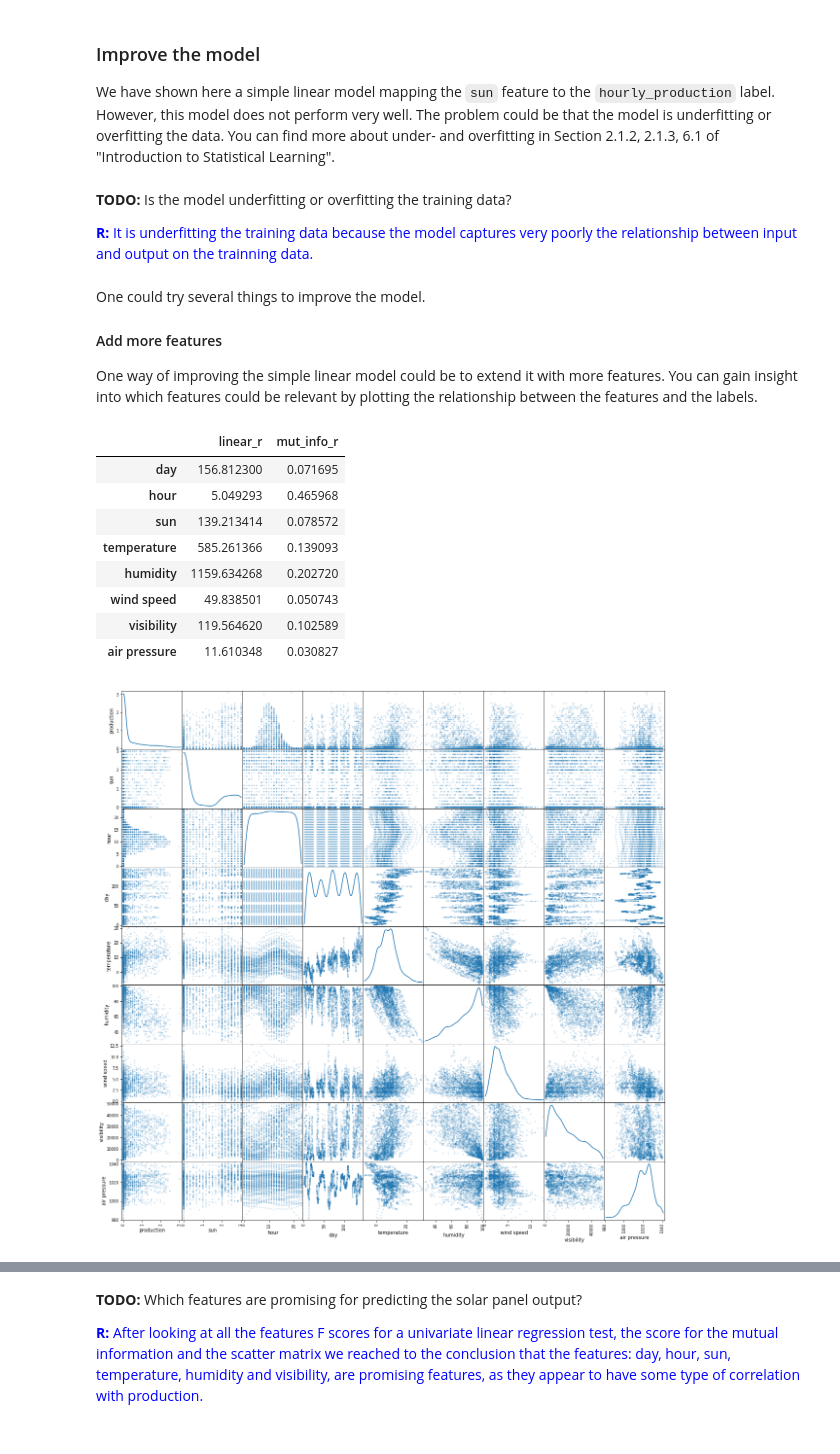
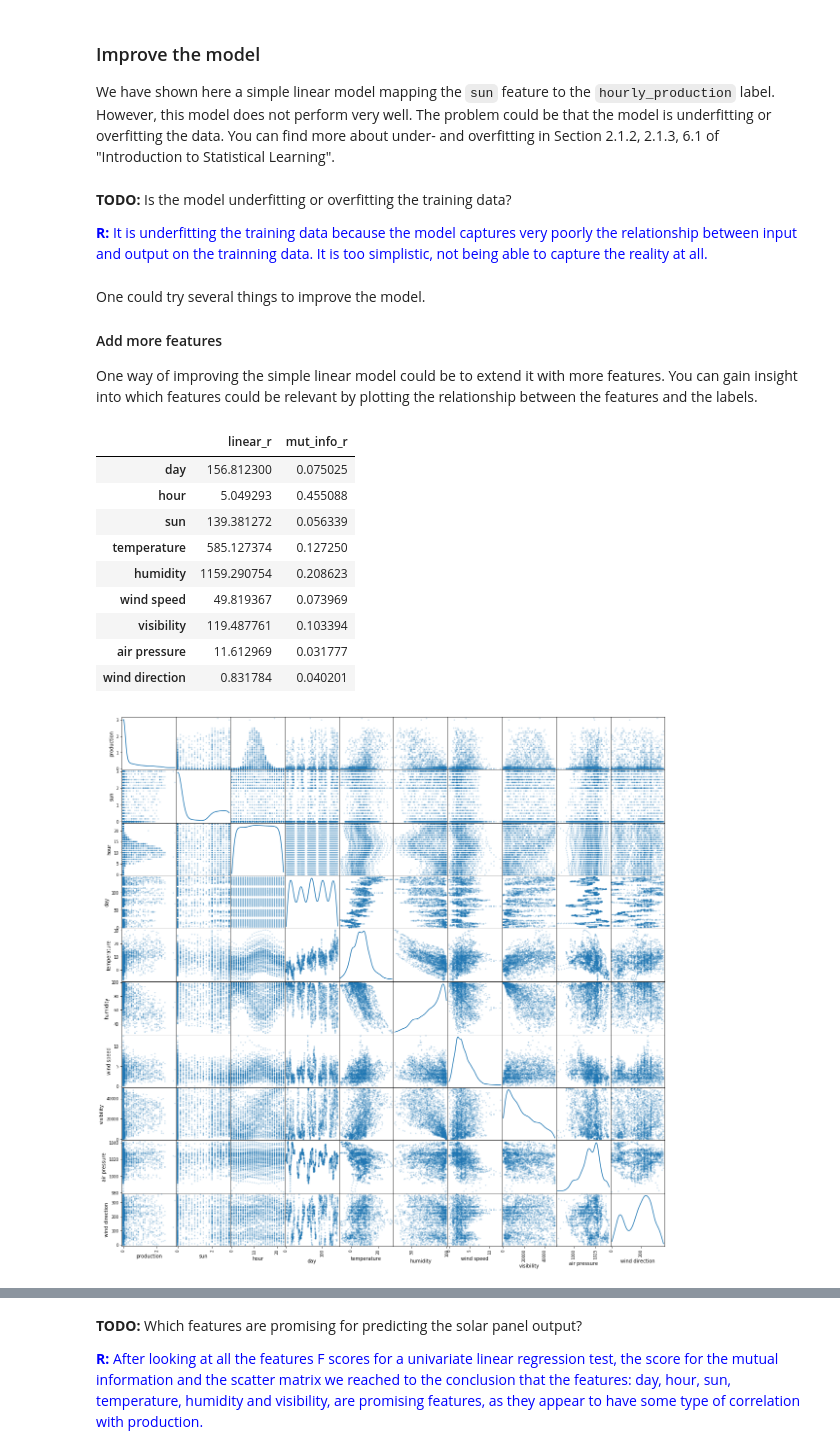
Before and after one commit to Jonuma/IoT_Project, a Jupyter notebook: data/assignment_joao.ipynb, the cells around one changed output, grey strips where cells are left out. Saved outputs shown, nothing was run; the diff lists cells and outputs as text; code cells hidden in the pictures.

Commit message:
Gathered work cleaned, almost done

```diff
--- a/data/assignment_joao.ipynb
+++ b/data/assignment_joao.ipynb
@@ -297,0 +267,36 @@ weather.head()
+# %%
+directionValues = np.append(np.linspace(0, 337.5, 16), [np.nan])
+directionNames = ['N','NNO','NO','ONO','O','OZO','ZO','ZZO','Z','ZZW','ZW','WZW','W','WNW','NW','NNW', np.nan]
+
+def convertWindDirectionSin(row):
+    alpha = directionValues[directionNames.index(row["wind direction"])] * 2 * np.pi / 360
+    return np.sin(alpha)
+
+def convertWindDirectionCos(row):
+    alpha = directionValues[directionNames.index(row["wind direction"])] * 2 * np.pi / 360
+    return np.cos(alpha)
+
+def calculateWindDirection(row):
+    return (np.arctan2(row["wind direction sin"], row["wind direction cos"]) / (2 * np.pi) * 360) % 360
+
+# Clean the data
+weather = raw_weather[(raw_weather.sun.notnull()) & (raw_weather.temperature.notnull()) & (raw_weather['air pressure'].notnull()) &
+                      (raw_weather.visibility.notnull()) & (raw_weather['wind speed'].notnull())].reset_index()
+
+# Calulcate the sine and cosine of the wind direction, in order to be able to calculate the average
+weather["wind direction sin"] = weather.apply(convertWindDirectionSin, axis=1)
+weather["wind direction cos"] = weather.apply(convertWindDirectionCos, axis=1)
+
+# Aggregate the data
+times = pd.to_datetime(weather["time"])
+weather1 = weather.groupby([times.dt.year, times.dt.month, times.dt.dayofyear, times.dt.hour])["sun", "temperature", "chill", "humidity", "wind speed", "visibility", "air pressure"].agg(np.mean)
+weather1.index.names = ["year", "month", "day", "hour"]
+weather1 = weather1.reset_index()
+
+weather2 = weather.groupby([times.dt.year, times.dt.month, times.dt.dayofyear, times.dt.hour])["wind direction sin", "wind direction cos"].agg(np.sum)
+weather2.index.names = ["year", "month", "day", "hour"]
+weather2 = weather2.reset_index()
+weather2["wind direction"] = weather2.apply(calculateWindDirection, axis=1)
+
+weather = pd.merge(weather1, weather2[["year", "month", "day", "hour", "wind direction"]], how="inner", on=["year", "month", "day", "hour"])
+weather.head()
@@ -302,7 +314,9 @@ Now that both data frames are expressed in terms of hours and the energy data fr
 
 **Important:** when dealing with times in data from various sources one must be very carefull about the semantics of the time, such as the time-zone or the daylight-saving. Luckily, in this assignment both energy and weather data use UTC time, so no extra preprocessing is required.
 # %%
-data = pd.merge(energy, weather).dropna().reset_index(drop=True)
-data[35:40]
+data = pd.merge(energy, weather)
+data = data.drop(columns = ['chill'])
+data = data.dropna().reset_index(drop=True)
+data.head()
 # %% [output]
 |  | year | month | day | hour | total_solar_production | production | sun | temperature | humidity | ... |
@@ -487,7 +516,7 @@ We have shown here a simple linear model mapping the `sun` feature to the `hourl
 # %% [markdown]
 **TODO:** Is the model underfitting or overfitting the training data?
 
-<font color="blue">**R:** It is underfitting the training data because the model captures very poorly the relationship between input and output on the trainning data.</font>
+<font color="blue">**R:** It is underfitting the training data because the model captures very poorly the relationship between input and output on the trainning data. It is too simplistic, not being able to capture the reality at all. </font>
 # %% [markdown]
 One could try several things to improve the model.
 
@@ -499,7 +526,7 @@ data_clean.tail()
 # %%
 ## Feature selection
 from sklearn.feature_selection import *
-X_label = ["day","hour","sun","temperature","humidity","wind speed","visibility","air pressure"]
+X_label = ["day","hour","sun","temperature","humidity","wind speed","visibility","air pressure","wind direction"]
 X = data_clean[X_label].as_matrix()
 y = data_clean["production"].values
 
@@ -515,18 +542,19 @@ df_scores = pd.DataFrame({"linear_r":scores1,"mut_info_r":scores2},index = X_lab
 df_scores
 # %% [output]
 |  | linear_r | mut_info_r |
-| day | 156.812300 | 0.071695 |
-| hour | 5.049293 | 0.465968 |
-| sun | 139.213414 | 0.078572 |
-| temperature | 585.261366 | 0.139093 |
-| humidity | 1159.634268 | 0.202720 |
-| wind speed | 49.838501 | 0.050743 |
-| visibility | 119.564620 | 0.102589 |
-| air pressure | 11.610348 | 0.030827 |
+| day | 156.812300 | 0.075025 |
+| hour | 5.049293 | 0.455088 |
+| sun | 139.381272 | 0.056339 |
+| temperature | 585.127374 | 0.127250 |
+| humidity | 1159.290754 | 0.208623 |
+| wind speed | 49.819367 | 0.073969 |
+| visibility | 119.487761 | 0.103394 |
+| air pressure | 11.612969 | 0.031777 |
+| wind direction | 0.831784 | 0.040201 |
 # %%
 # TODO: use the scatter matrix graph to explore the relationship between the features
 from pandas.plotting import scatter_matrix
 
-scatter_matrix(data_clean[["production","sun","hour","day","temperature","humidity","wind speed","visibility","air pressure"]], alpha=0.2, figsize=(20, 20), diagonal='kde');
+scatter_matrix(data_clean[["production","sun","hour","day","temperature","humidity","wind speed","visibility","air pressure", "wind direction"]], alpha=0.2, figsize=(20, 20), diagonal='kde');
 # %% [output]
-[figure, old version]
+[figure, new version]
```
Also changed, not shown: parts of 59 cells of this notebook.
